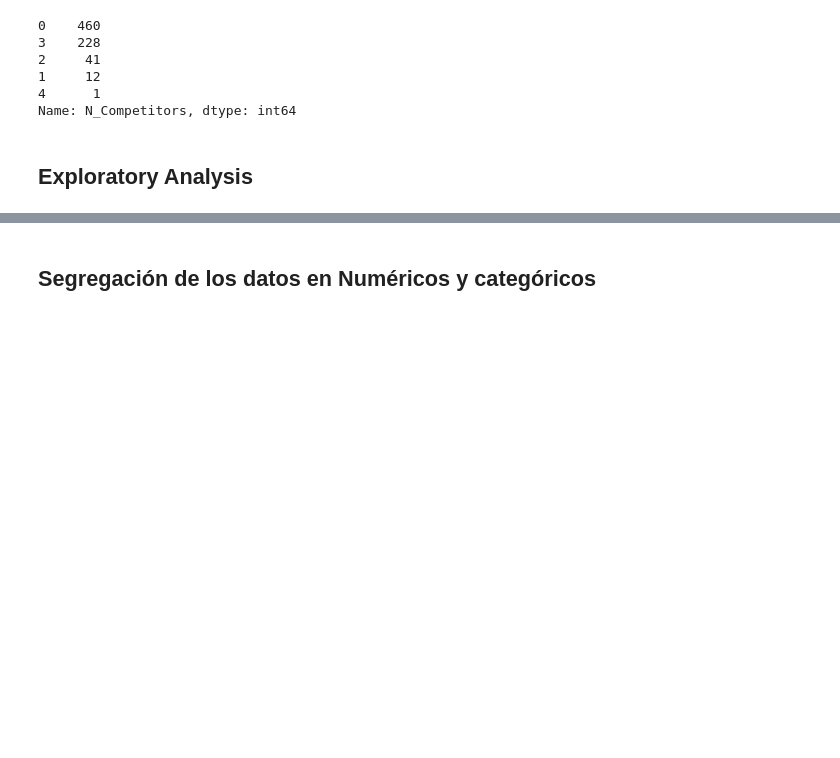
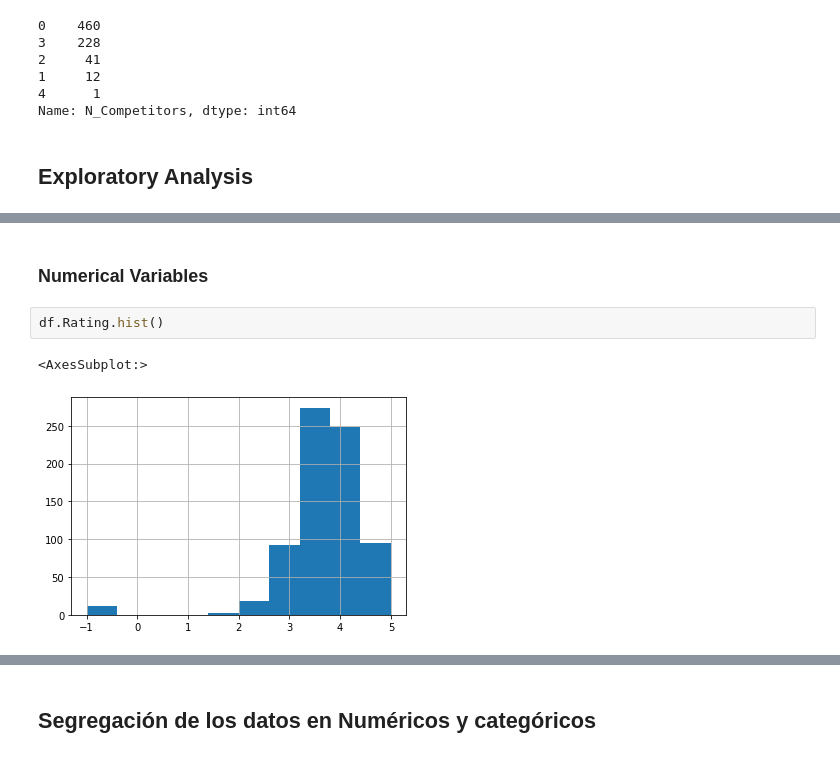
Before and after one commit to steven0197/ds_salary_proj, a Jupyter notebook: Exploratory Data Analysis.ipynb, the cells around one changed output, grey strips where cells are left out. Cells and saved outputs as stored; diff of their text form; blank space fills up the shorter version.

```diff
--- a/Exploratory Data Analysis.ipynb
+++ b/Exploratory Data Analysis.ipynb
@@ -156,0 +171,7 @@ df.describe()
+# %% [markdown]
+### Numerical Variables
+# %%
+df.Rating.hist()
+# %% [output]
+<AxesSubplot:>
+[figure, added]
```
Also changed, not shown: parts of 29 cells of this notebook.
